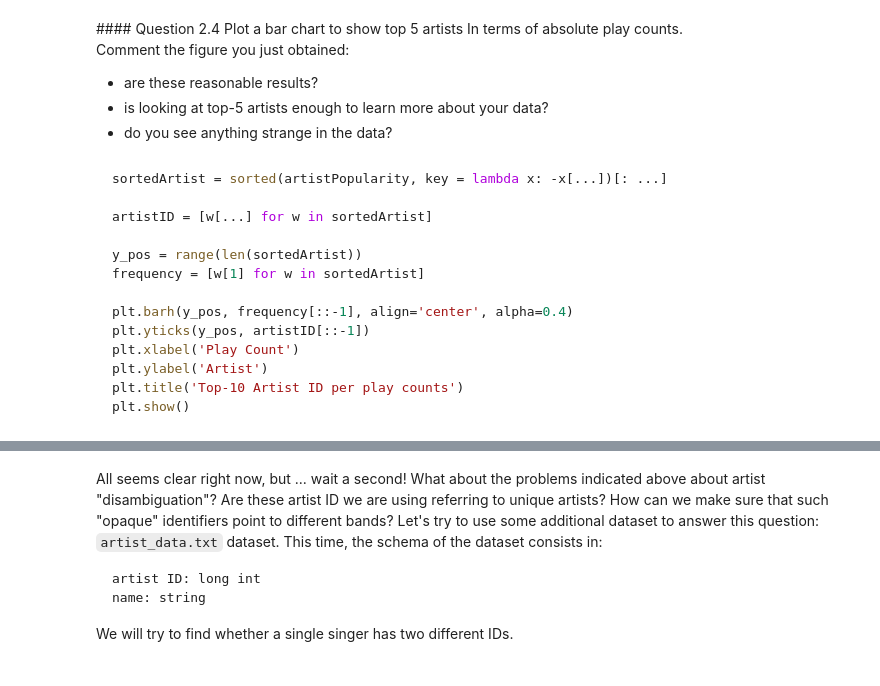
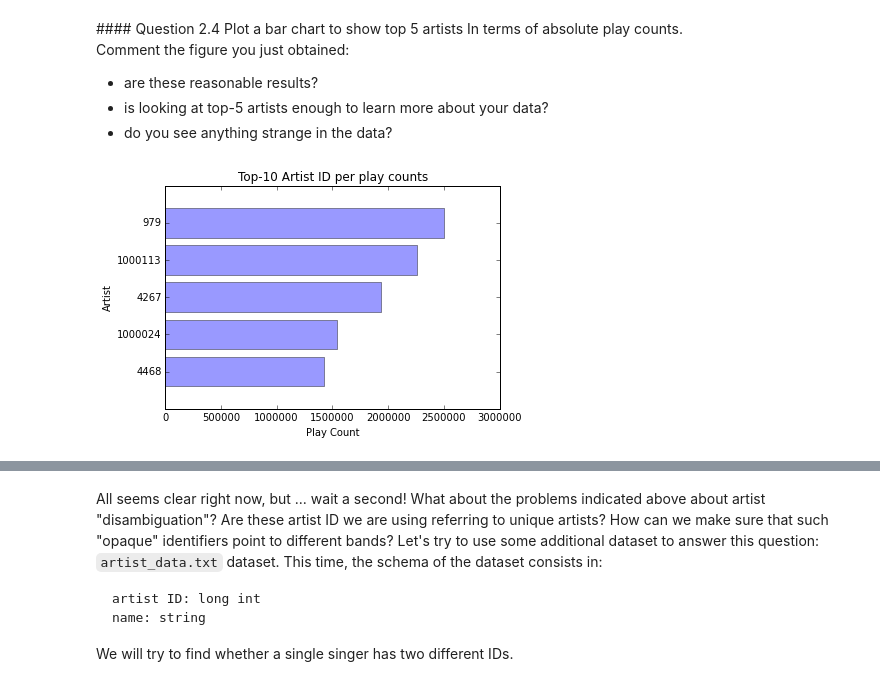
Before and after one commit to adriculteur/Algorithmic-Machine-Learning, a Jupyter notebook: Notebooks/[Lecture 3+4] Recommender algorithm - Music recommendations.ipynb, the cells around one changed output, grey strips where cells are left out. Cells and saved outputs as stored; diff of their text form; code cells hidden in the pictures.

````diff
--- a/Notebooks/[Lecture 3+4] Recommender algorithm - Music recommendations.ipynb
+++ b/Notebooks/[Lecture 3+4] Recommender algorithm - Music recommendations.ipynb
@@ -330,19 +381,19 @@ Comment the figure you just obtained:
 * are these reasonable results?
 * is looking at top-5 artists enough to learn more about your data?
 * do you see anything strange in the data?
-# %% [markdown]
-```python
-sortedArtist = sorted(artistPopularity, key = lambda x: -x[...])[: ...]
-
-artistID = [w[...] for w in sortedArtist]
-
-y_pos = range(len(sortedArtist))
-frequency = [w[1] for w in sortedArtist]
-
-plt.barh(y_pos, frequency[::-1], align='center', alpha=0.4)
-plt.yticks(y_pos, artistID[::-1])
-plt.xlabel('Play Count')
-plt.ylabel('Artist')
-plt.title('Top-10 Artist ID per play counts')
-plt.show()
-```
+# %%
+sortedArtist = sorted(artistPopularity, key = lambda x: -x[1])[:5]
+
+artistID = [w[0] for w in sortedArtist]
+
+y_pos = range(len(sortedArtist))
+frequency = [w[1] for w in sortedArtist]
+
+plt.barh(y_pos, frequency[::-1], align='center', alpha=0.4)
+plt.yticks(y_pos, artistID[::-1])
+plt.xlabel('Play Count')
+plt.ylabel('Artist')
+plt.title('Top-10 Artist ID per play counts')
+plt.show()
+# %% [output]
+[figure, added]
````
Also changed, not shown: parts of 43 cells of this notebook.
